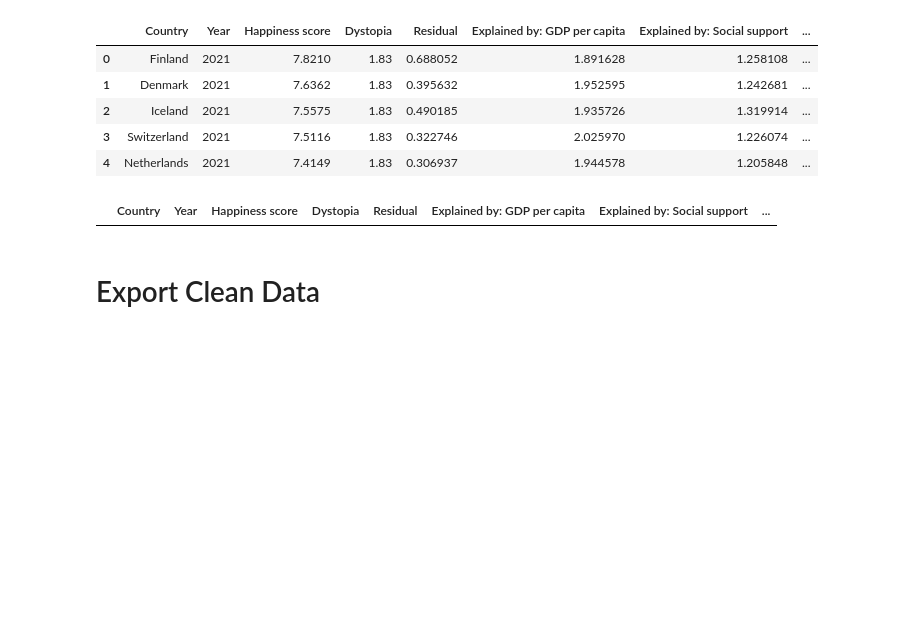
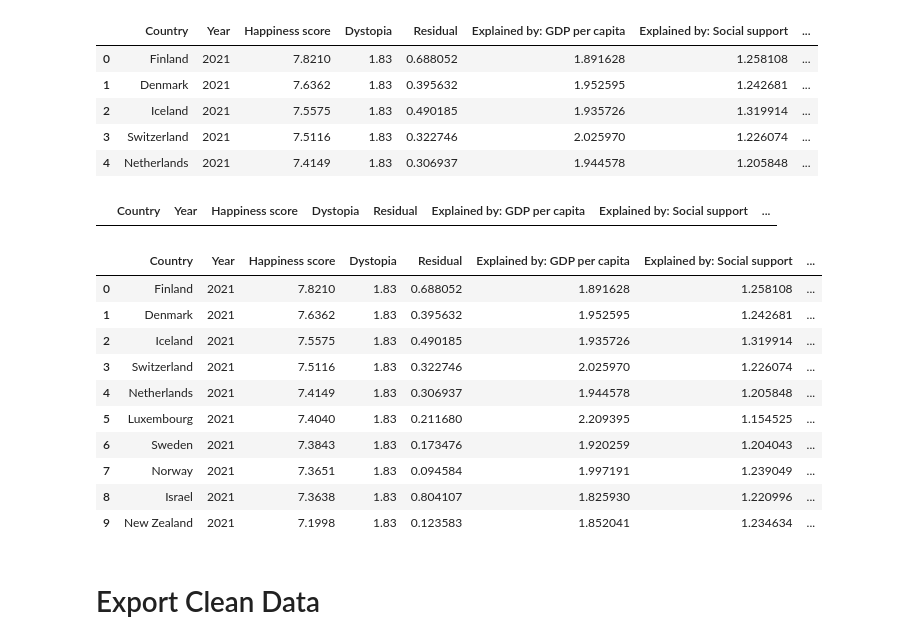
Before and after one commit to angkohtenko/World_Happiness_Report, a Jupyter notebook: Clean_data.ipynb, the cells around one changed output. Cells and saved outputs as stored; diff of their text form; code cells hidden in the pictures; blank space fills up the shorter version.

Commit message:
Rank calculated

```diff
--- a/Clean_data.ipynb
+++ b/Clean_data.ipynb
@@ -874,6 +876,21 @@ whr_region.head()
 whr_region.loc[whr_region['Regional indicator'].isna()]
 # %% [output]
 |  | Country | Year | Happiness score | Dystopia | Residual | Explained by: GDP per capita | Explained by: Social support | ... |
+# %%
+whr_region['Rank'] = whr_region.groupby('Year')['Happiness score'].rank(method='first',ascending=False)
+whr_region.head(10)
+# %% [output]
+|  | Country | Year | Happiness score | Dystopia | Residual | Explained by: GDP per capita | Explained by: Social support | ... |
+| 0 | Finland | 2021 | 7.8210 | 1.83 | 0.688052 | 1.891628 | 1.258108 | ... |
+| 1 | Denmark | 2021 | 7.6362 | 1.83 | 0.395632 | 1.952595 | 1.242681 | ... |
+| 2 | Iceland | 2021 | 7.5575 | 1.83 | 0.490185 | 1.935726 | 1.319914 | ... |
+| 3 | Switzerland | 2021 | 7.5116 | 1.83 | 0.322746 | 2.025970 | 1.226074 | ... |
+| 4 | Netherlands | 2021 | 7.4149 | 1.83 | 0.306937 | 1.944578 | 1.205848 | ... |
+| 5 | Luxembourg | 2021 | 7.4040 | 1.83 | 0.211680 | 2.209395 | 1.154525 | ... |
+| 6 | Sweden | 2021 | 7.3843 | 1.83 | 0.173476 | 1.920259 | 1.204043 | ... |
+| 7 | Norway | 2021 | 7.3651 | 1.83 | 0.094584 | 1.997191 | 1.239049 | ... |
+| 8 | Israel | 2021 | 7.3638 | 1.83 | 0.804107 | 1.825930 | 1.220996 | ... |
+| 9 | New Zealand | 2021 | 7.1998 | 1.83 | 0.123583 | 1.852041 | 1.234634 | ... |
 # %% [markdown]
 # Export Clean Data
 # %%
```
Also changed, not shown: parts of 2 cells of this notebook, 3 other files.
